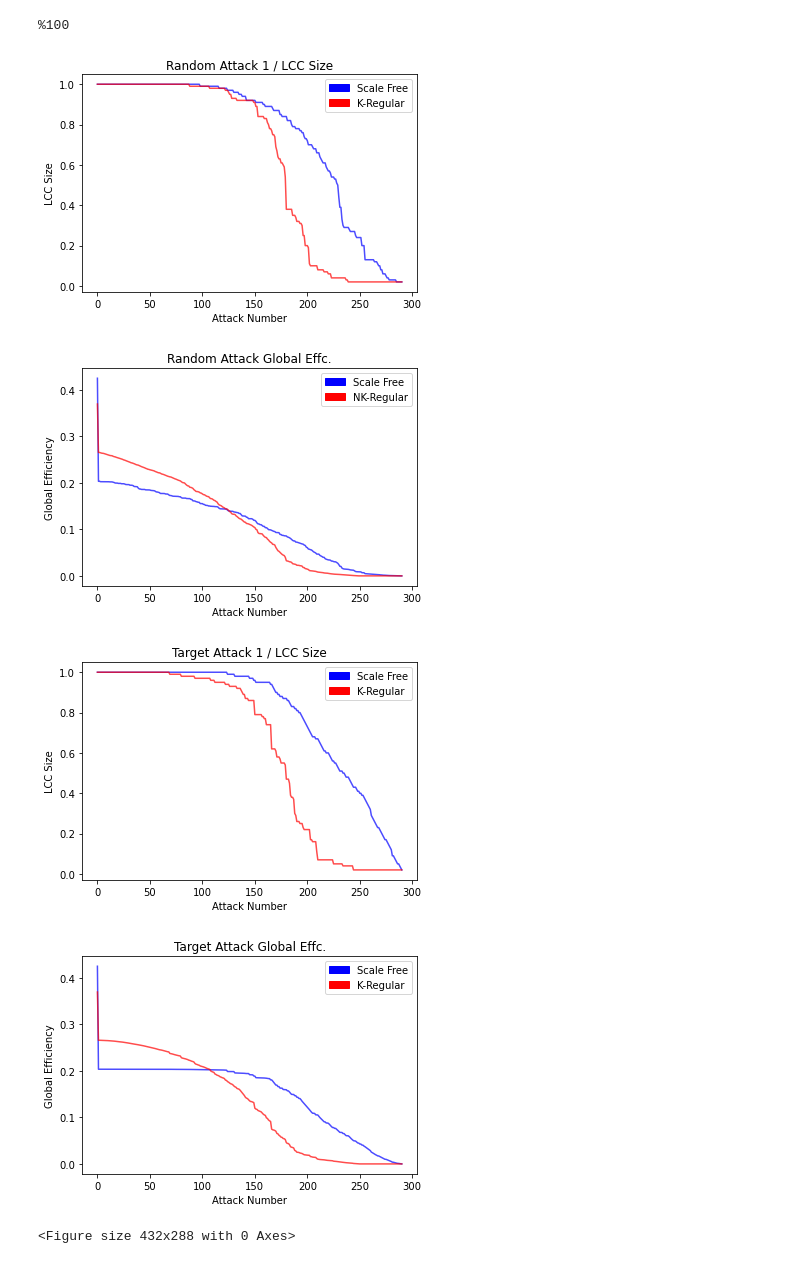
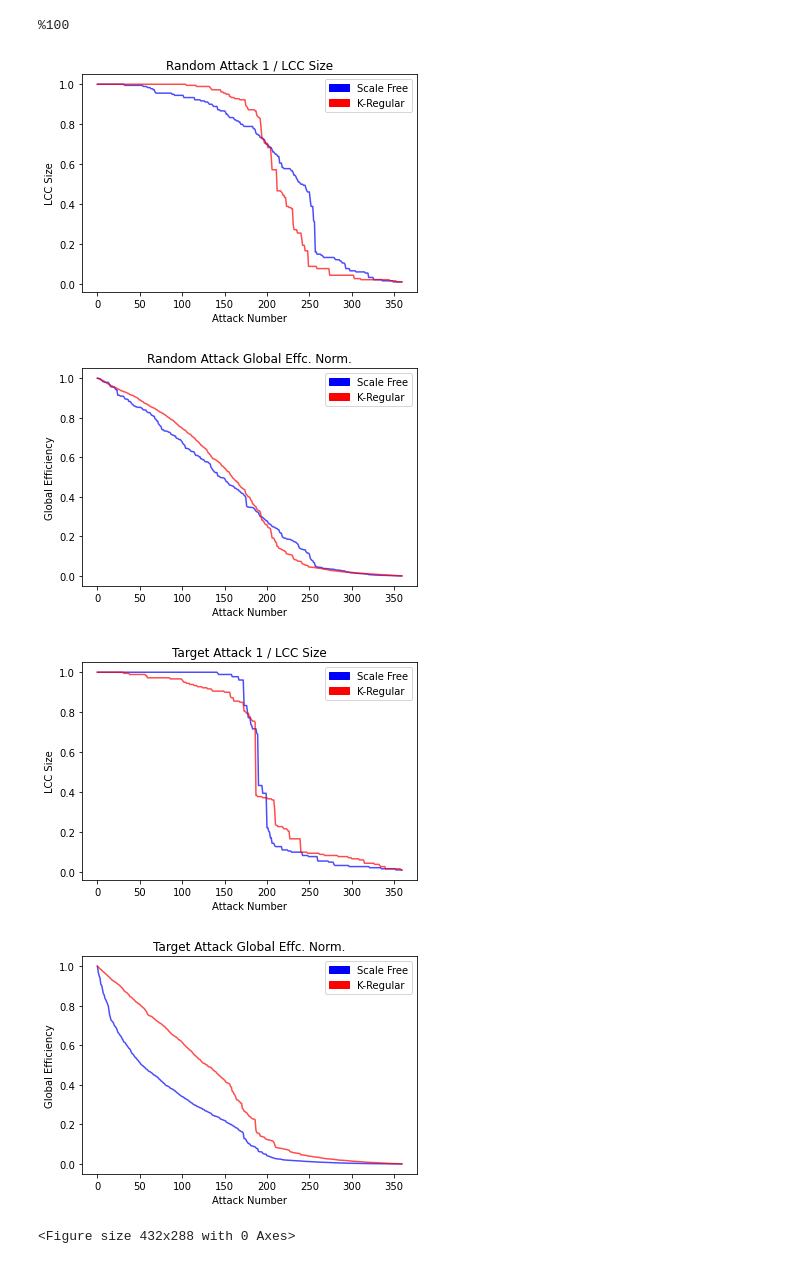
Before and after one commit to moreflexible/ResilienceOfGraphs, a Jupyter notebook: notebook.ipynb, the cells around one changed output. Cells and saved outputs as stored; diff of their text form; code cells hidden in the pictures.

```diff
--- a/notebook.ipynb
+++ b/notebook.ipynb
@@ -15,9 +19,9 @@ import nx_altair as nxa
 # %% [markdown]
 ## PARAMETERS
 # %%
-node_count = 100
+node_count = 180
 simulated_graph_count = 100
-degree_count = 3
+degree_count = 4
 
 assert degree_count < node_count
 # %%
@@ -51,13 +58,14 @@ def VisualizeGraph(G, title):
 
     return chart
 # %%
-base_scale_free = nx.barabasi_albert_graph(node_count, degree_count, seed=61)
-base_k_regular = nx.random_regular_graph(int(base_scale_free.number_of_edges() * 2 / base_scale_free.number_of_nodes()), node_count, seed=61)
+# Creating our base graphs.
+base_scale_free = nx.barabasi_albert_graph(node_count, 2, seed=61)
+base_k_regular = nx.random_regular_graph(degree_count, node_count, seed=61)
 
 print("Scale free network node count: ", base_scale_free.number_of_nodes())
 print("K-Regular network node count: ", base_k_regular.number_of_nodes())
 print("Scale free network edge count: ", base_scale_free.number_of_edges())
-print("K-Regular Watts network edge count: ", base_k_regular.number_of_edges())
+print("K-Regular network edge count: ", base_k_regular.number_of_edges())
 
 G_list = [base_k_regular, base_scale_free]
 # %% [output]
@@ -187,5 +120,6 @@ def globalEfficiency(adj_matrix):
 # %%
+# Returns graph with inverse of weights
 def reciprocalOfEdges(G):
     for e in G.edges():
-        G[e[0]][e[1]]['weight'] = (1 / G[e[0]][e[1]]['weight'])
+        G[e[0]][e[1]]['weight'] = (1.0 / G[e[0]][e[1]]['weight'])
 # %%
@@ -320,12 +251,13 @@ rnd_kreg_lcc_g_attacked_size, rnd_kreg_global_efficiency_g_attacked = Attack_Ran
 # %% [output]
 %100
 # %%
+# plots given lists
 def plot_list(list1_to_plot, list2_to_plot, title, x_title, y_title, color1, color2, label1, label2):
     attack_count_list = []
     for i in range(len(list1_to_plot)):
         attack_count_list.append(i)
-    p = plt.plot(attack_count_list, list1_to_plot, color=color1, alpha=0.7)
-    p = plt.plot(attack_count_list, list2_to_plot, color=color2, alpha=0.7)
+    p = plt.plot(attack_count_list, list1_to_plot / np.max(list1_to_plot), color=color1, alpha=0.7)
+    p = plt.plot(attack_count_list, list2_to_plot/ np.max(list2_to_plot), color=color2, alpha=0.7)
     patch1 =  mpatches.Patch(color=color1, label=label1)
     patch2 =  mpatches.Patch(color=color2, label=label2)
     plt.legend(handles=[patch1, patch2])
@@ -335,13 +267,13 @@ def plot_list(list1_to_plot, list2_to_plot, title, x_title, y_title, color1, col
     plt.figure()
 # %%
 plot_list(rnd_scf_lcc_g_attacked_size, rnd_kreg_lcc_g_attacked_size, "Random Attack 1 / LCC Size", 'Attack Number', 'LCC Size', 'blue', 'red', 'Scale Free', "K-Regular")
-plot_list(rnd_scf_global_efficiency_g_attacked, rnd_kreg_global_efficiency_g_attacked, "Random Attack Global Effc.", 'Attack Number', 'Global Efficiency', 'blue', 'red', 'Scale Free', "NK-Regular")
+plot_list(rnd_scf_global_efficiency_g_attacked, rnd_kreg_global_efficiency_g_attacked, "Random Attack Global Effc. Norm.", 'Attack Number', 'Global Efficiency', 'blue', 'red', 'Scale Free', "K-Regular")
 
 plot_list(tgt_scf_lcc_g_attacked_size, tgt_kreg_lcc_g_attacked_size, "Target Attack 1 / LCC Size", 'Attack Number', 'LCC Size', 'blue', 'red', 'Scale Free', "K-Regular")
-plot_list(tgt_scf_global_efficiency_g_attacked, tgt_kreg_global_efficiency_g_attacked, "Target Attack Global Effc.", 'Attack Number', 'Global Efficiency', 'blue', 'red', 'Scale Free', "K-Regular")
+plot_list(tgt_scf_global_efficiency_g_attacked, tgt_kreg_global_efficiency_g_attacked, "Target Attack Global Effc. Norm.", 'Attack Number', 'Global Efficiency', 'blue', 'red', 'Scale Free', "K-Regular")
 # %% [output]
-[figure, old version]
+[figure, new version]
-[figure, old version]
+[figure, new version]
-[figure, old version]
+[figure, new version]
-[figure, old version]
+[figure, new version]
 <Figure size 432x288 with 0 Axes>
```
Also changed, not shown: parts of 16 cells of this notebook.
